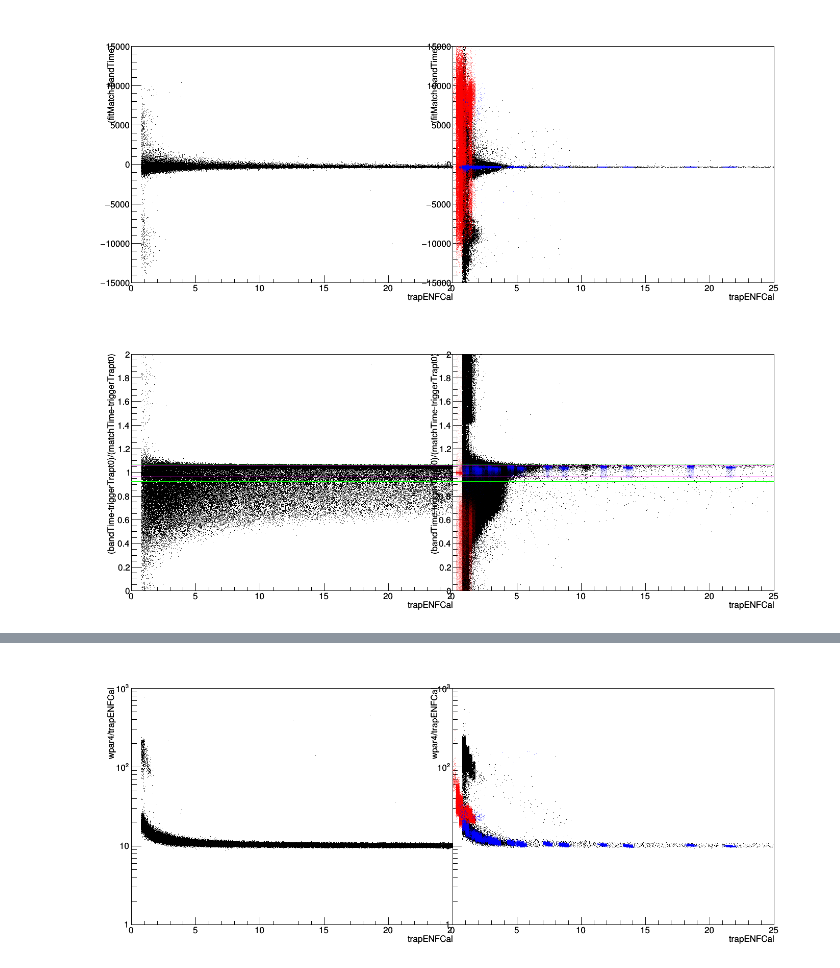
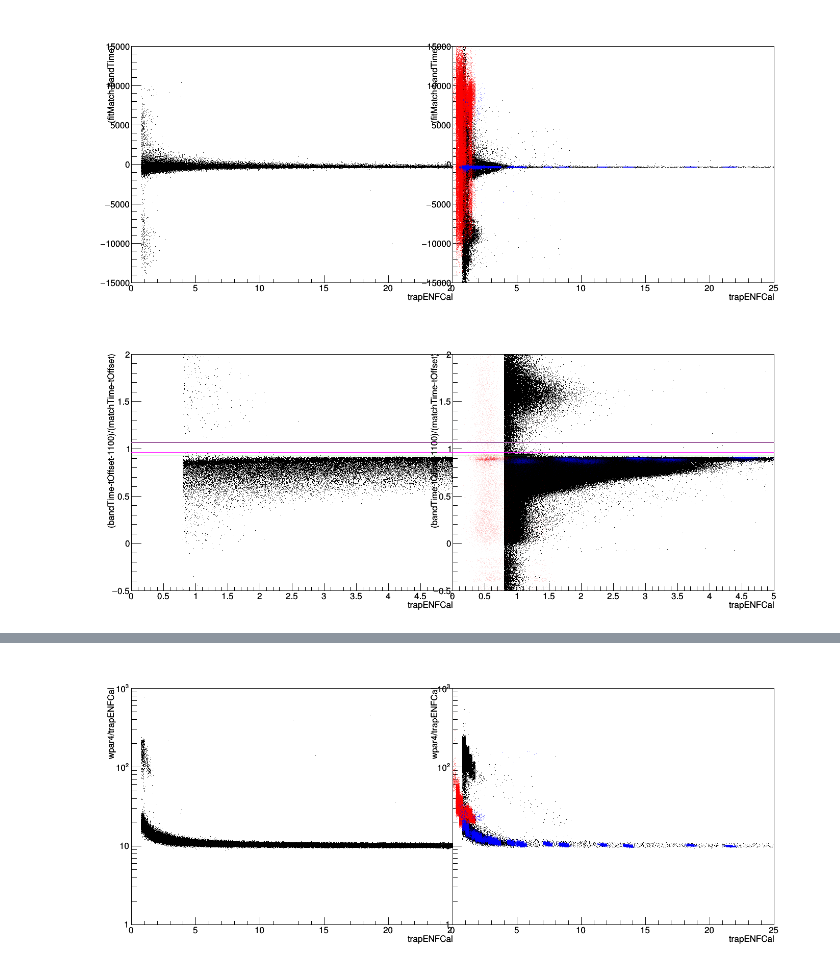
Before and after one commit to bxyzhu/IPython, a Jupyter notebook: latPlots_ds0.ipynb, the cells around one changed output, grey strips where cells are left out. Saved outputs shown, nothing was run; the diff lists cells and outputs as text; code cells hidden in the pictures.

```diff
--- a/latPlots_ds0.ipynb
+++ b/latPlots_ds0.ipynb
@@ -266,27 +266,27 @@ c1.Draw()
 [figure]
 # %%
 c1.cd(1); ROOT.gPad.SetLogy(0); c1.cd(2); ROOT.gPad.SetLogy(0)
-xBins, xBinL, xBinH = 100, 0, 25
-yBins, yBinL, yBinH = 10000, 0, 2
-xStr, yStr = 'trapENFCal', '(bandTime-triggerTrapt0)/(matchTime-triggerTrapt0)'
-h1=ROOT.TH2D("h1","",xBins,xBinL,xBinH,yBins,yBinL,yBinH);cal.Project("h1",yStr+":"+xStr,theCut)
-h2=ROOT.TH2D("h2","",xBins,xBinL,xBinH,yBins,yBinL,yBinH);bg.Project("h2",yStr+":"+xStr,theCut)
-h3=ROOT.TH2D("h3","",xBins,xBinL,xBinH,yBins,yBinL,yBinH);FT.Project("h3",yStr+":"+xStr,FTCut)
-h4=ROOT.TH2D("h4","",xBins,xBinL,xBinH,yBins,yBinL,yBinH);Ext.Project("h4",yStr+":"+xStr,ExtCut)
+xBins, xBinL, xBinH = 100, 0, 5
+yBins, yBinL, yBinH = 10000, -0.5, 2
+xStr, yStr = 'trapENFCal', '(bandTime-tOffset-1100)/(matchTime-tOffset)'
+h1=ROOT.TH2D("h1","",xBins,xBinL,xBinH,yBins,yBinL,yBinH);cal.Project("h1",yStr+":"+xStr,theCut+'&& bcMax < 600')
+h2=ROOT.TH2D("h2","",xBins,xBinL,xBinH,yBins,yBinL,yBinH);bg.Project("h2",yStr+":"+xStr,theCut+'&& bcMax < 600')
+h3=ROOT.TH2D("h3","",xBins,xBinL,xBinH,yBins,yBinL,yBinH);FT.Project("h3",yStr+":"+xStr,FTCut+'&& bcMax < 600')
+h4=ROOT.TH2D("h4","",xBins,xBinL,xBinH,yBins,yBinL,yBinH);Ext.Project("h4",yStr+":"+xStr,ExtCut+'&& bcMax < 600')
 h1.GetXaxis().SetTitle(xStr); h1.GetYaxis().SetTitle(yStr)
 h2.GetXaxis().SetTitle(xStr); h2.GetYaxis().SetTitle(yStr)
 c1.cd(1); h1.Draw()
 line99.DrawLine(xBinL, 1.069, xBinH, 1.069)
 line95.DrawLine(xBinL, 1.063, xBinH, 1.063)
 line95.DrawLine(xBinL, 0.964, xBinH, 0.964)
 line99.DrawLine(xBinL, 0.925, xBinH, 0.925)
 c1.cd(2); h2.Draw()
 h3.SetMarkerColorAlpha(ROOT.kRed, 0.1); h3.Draw("SAME")
 h4.SetMarkerColorAlpha(ROOT.kBlue, 0.1); h4.Draw("SAME")
 line99.DrawLine(xBinL, 1.069, xBinH, 1.069)
 line95.DrawLine(xBinL, 1.063, xBinH, 1.063)
 line95.DrawLine(xBinL, 0.964, xBinH, 0.964)
 line99.DrawLine(xBinL, 0.925, xBinH, 0.925)
 c1.Draw()
 # %% [output]
-[figure, old version]
+[figure, new version]
```
Also changed, not shown: parts of 7 cells of this notebook, 3 other files.
